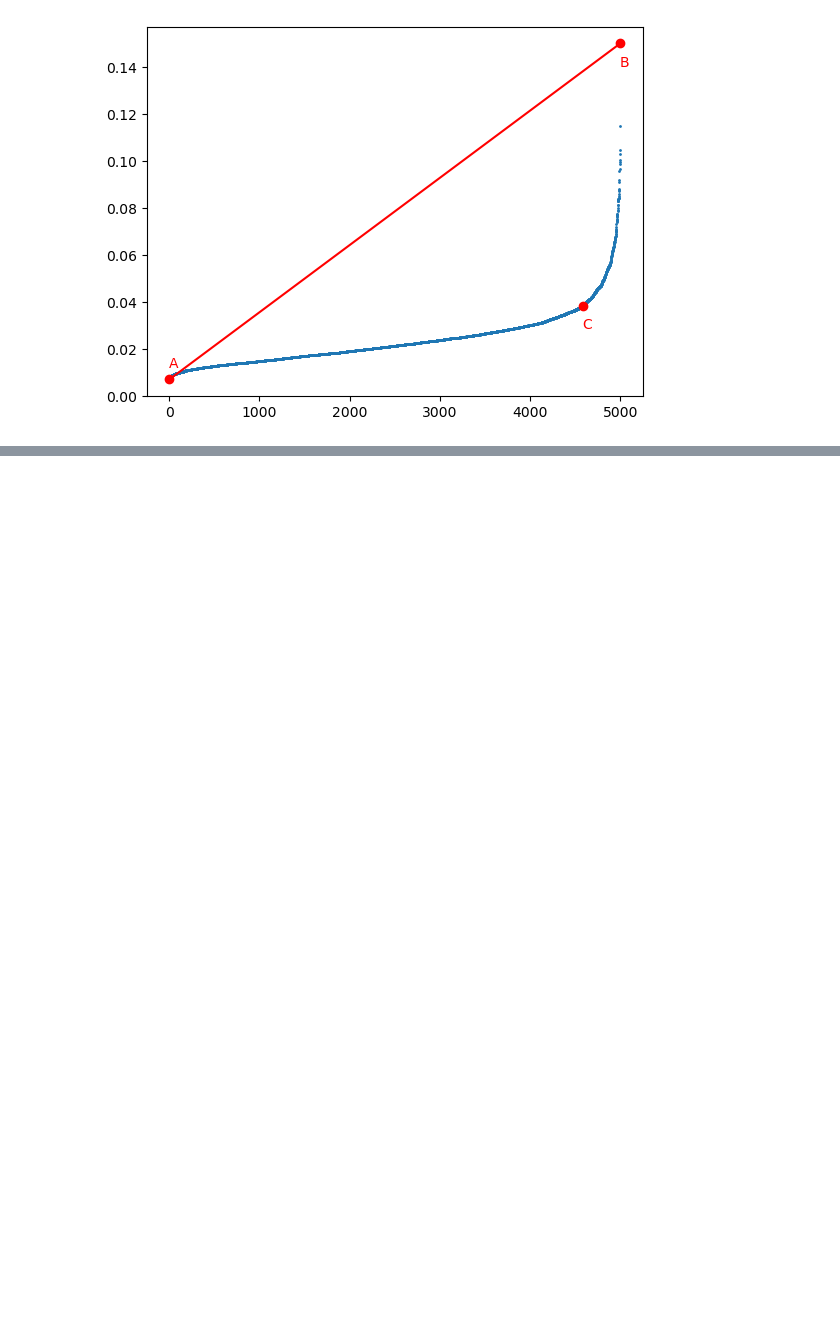
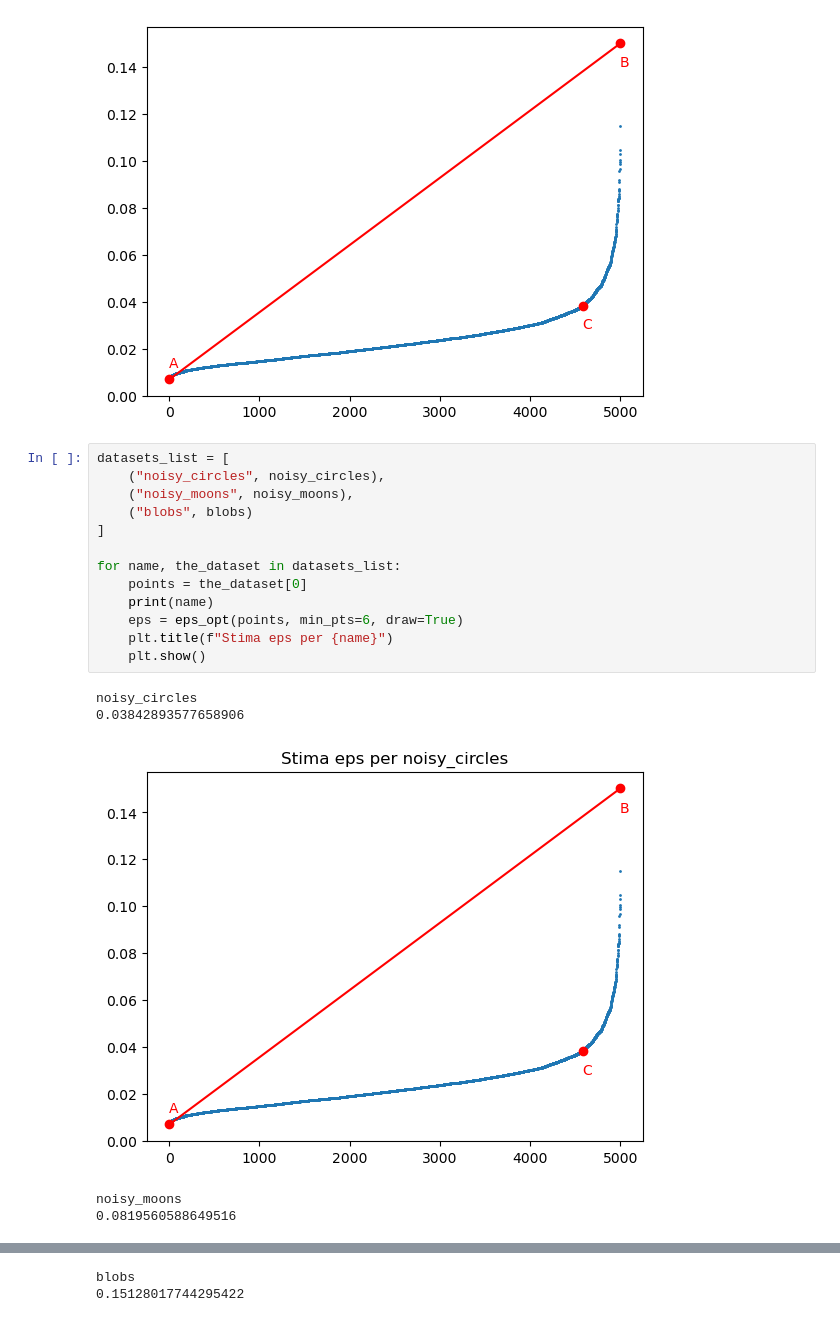
Before and after one commit to val3riot/ComputerScience, a Jupyter notebook: DataMining/lezione_09.ipynb, the cells around one changed output, grey strips where cells are left out. Cells and saved outputs as stored; diff of their text form; blank space fills up the shorter version.

```diff
--- a/DataMining/lezione_09.ipynb
+++ b/DataMining/lezione_09.ipynb
@@ -183,3 +376,22 @@ eps=eps_opt(points,6,draw=True)
 # %% [output]
 0.03842893577658906
 [figure]
+# %%
+datasets_list = [
+    ("noisy_circles", noisy_circles),
+    ("noisy_moons", noisy_moons),
+    ("blobs", blobs)
+]
+
+for name, the_dataset in datasets_list:
+    points = the_dataset[0]
+    print(name)
+    eps = eps_opt(points, min_pts=6, draw=True)
+    plt.title(f"Stima eps per {name}")
+    plt.show()
+# %% [output]
+noisy_circles
+0.03842893577658906
+[figure, added]
+noisy_moons
+0.0819560588649516
@@ -185,0 +399,2 @@ eps=eps_opt(points,6,draw=True)
+blobs
+0.15128017744295422
```
Also changed, not shown: parts of 10 cells of this notebook, 8 other files.
